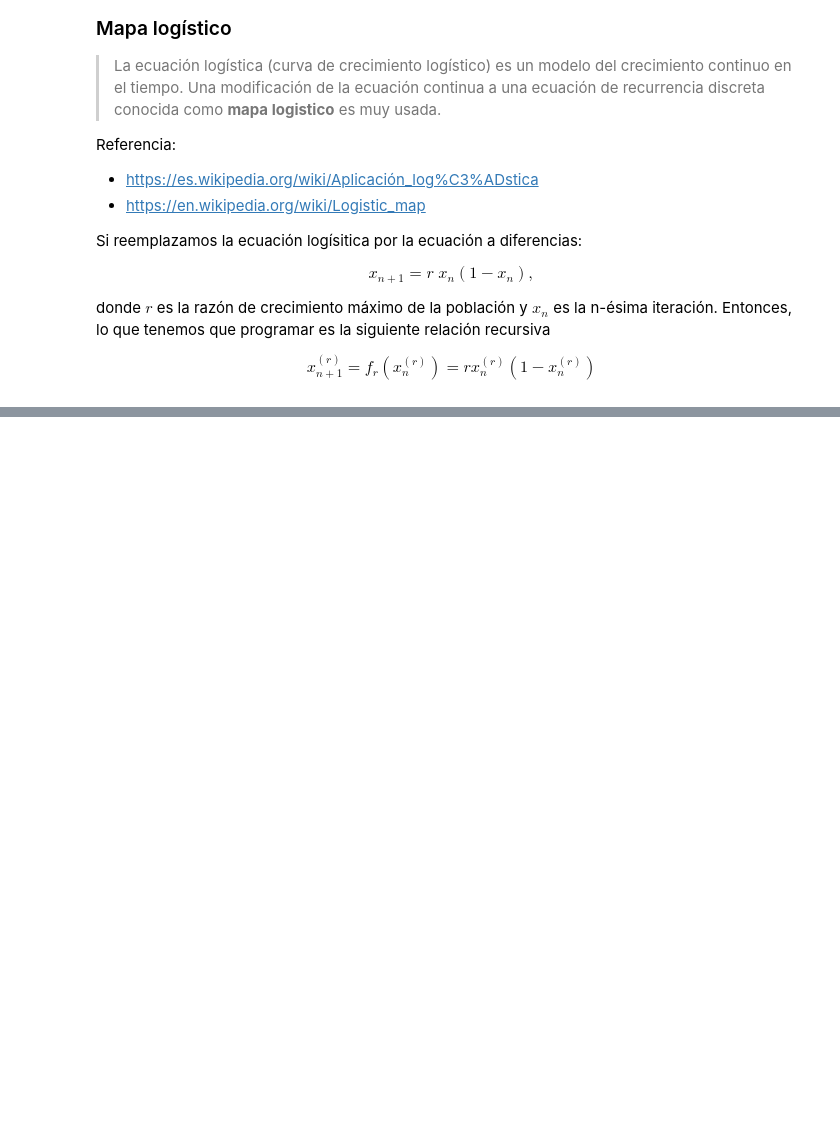
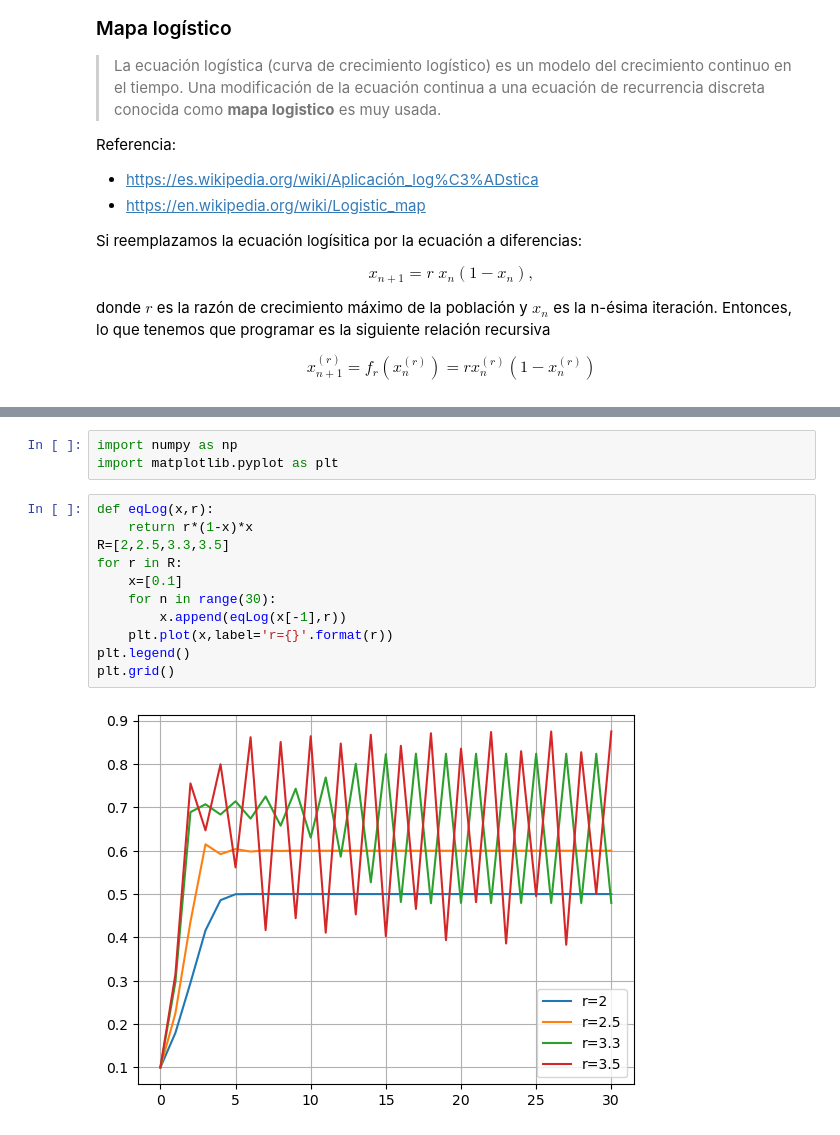
Before and after one commit to ArellanoMCarlos/SimMat-V2023, a Jupyter notebook: EqDiff/Solución numérica de ecuaciones diferenciales.ipynb, the cells around one changed output, grey strips where cells are left out. Saved outputs shown, nothing was run; the diff lists cells and outputs as text; blank space fills up the shorter version.

```diff
--- a/EqDiff/Solución numérica de ecuaciones diferenciales.ipynb
+++ b/EqDiff/Solución numérica de ecuaciones diferenciales.ipynb
@@ -324,3 +324,19 @@ Note que:
 <font color=red> Caos: comportamiento determinista aperiódico muy sensible a las condiciones iniciales. Es decir, pequeñas variaciones en dichas condiciones iniciales pueden implicar grandes diferencias en el comportamiento futuro</font>
 
 **¿Cómo podemos capturar este comportamiento en una sola gráfica?**
+# %%
+import numpy as np
+import matplotlib.pyplot as plt
+# %%
+def eqLog(x,r):
+    return r*(1-x)*x
+R=[2,2.5,3.3,3.5]
+for r in R:
+    x=[0.1]
+    for n in range(30):
+        x.append(eqLog(x[-1],r))
+    plt.plot(x,label='r={}'.format(r))
+plt.legend()
+plt.grid()
+# %% [output]
+[figure, added]
```
Also changed, not shown: parts of 2 cells of this notebook, 1 other file.
